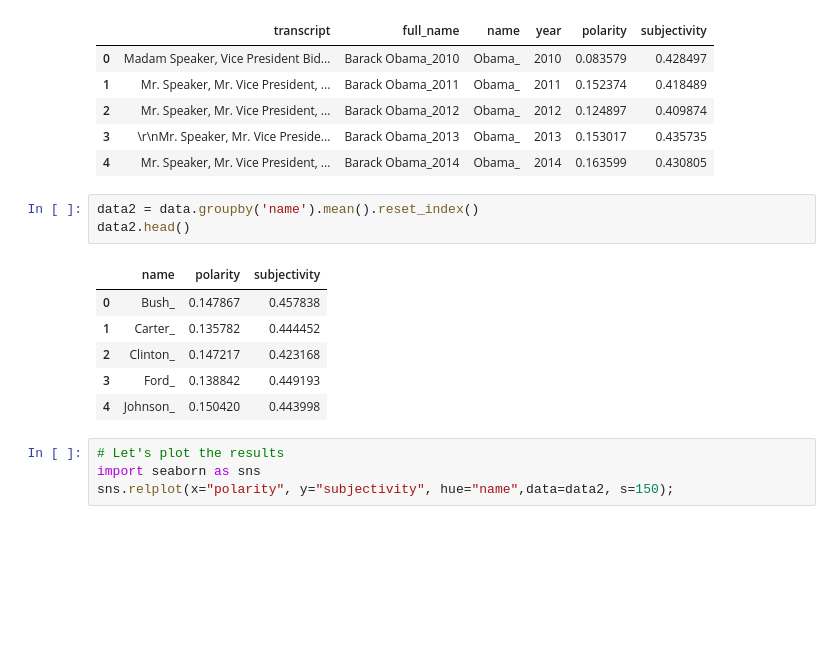
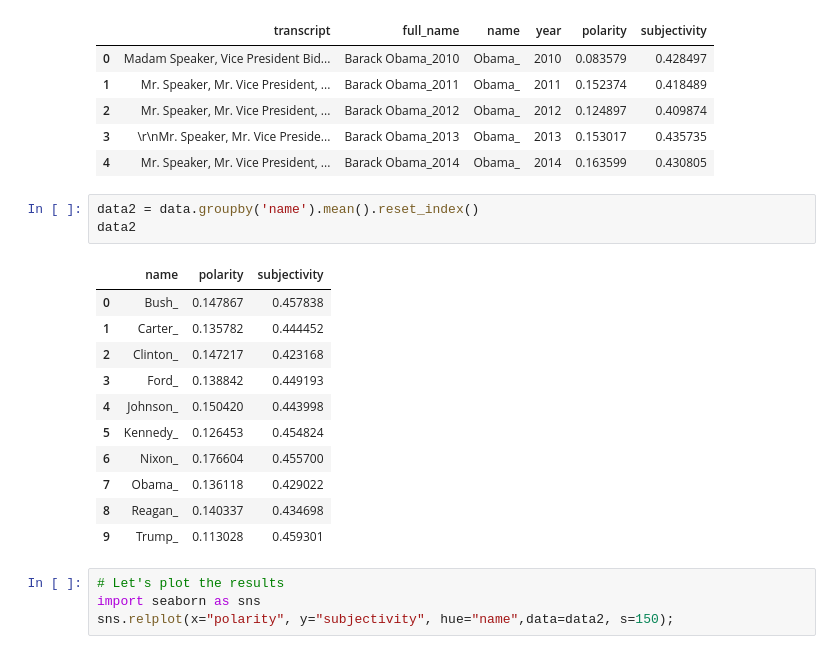
Before and after one commit to data2al/nlp_project, a Jupyter notebook: 3 - Sentiment Analysis.ipynb, the cells around one changed output. Drawn from its saved outputs; the diff is of its cells as text; blank space fills up the shorter version.

```diff
--- a/3 - Sentiment Analysis.ipynb
+++ b/3 - Sentiment Analysis.ipynb
@@ -56,14 +56,19 @@ data.head()
 | 4 | Mr. Speaker, Mr. Vice President, ... | Barack Obama_2014 | Obama_ | 2014 | 0.163599 | 0.430805 |
 # %%
 data2 = data.groupby('name').mean().reset_index()
-data2.head()
+data2
 # %% [output]
 |  | name | polarity | subjectivity |
 | 0 | Bush_ | 0.147867 | 0.457838 |
 | 1 | Carter_ | 0.135782 | 0.444452 |
 | 2 | Clinton_ | 0.147217 | 0.423168 |
 | 3 | Ford_ | 0.138842 | 0.449193 |
 | 4 | Johnson_ | 0.150420 | 0.443998 |
+| 5 | Kennedy_ | 0.126453 | 0.454824 |
+| 6 | Nixon_ | 0.176604 | 0.455700 |
+| 7 | Obama_ | 0.136118 | 0.429022 |
+| 8 | Reagan_ | 0.140337 | 0.434698 |
+| 9 | Trump_ | 0.113028 | 0.459301 |
 # %%
 # Let's plot the results
 import seaborn as sns
```
Also changed, not shown: parts of 1 cell of this notebook, 2 other files.
